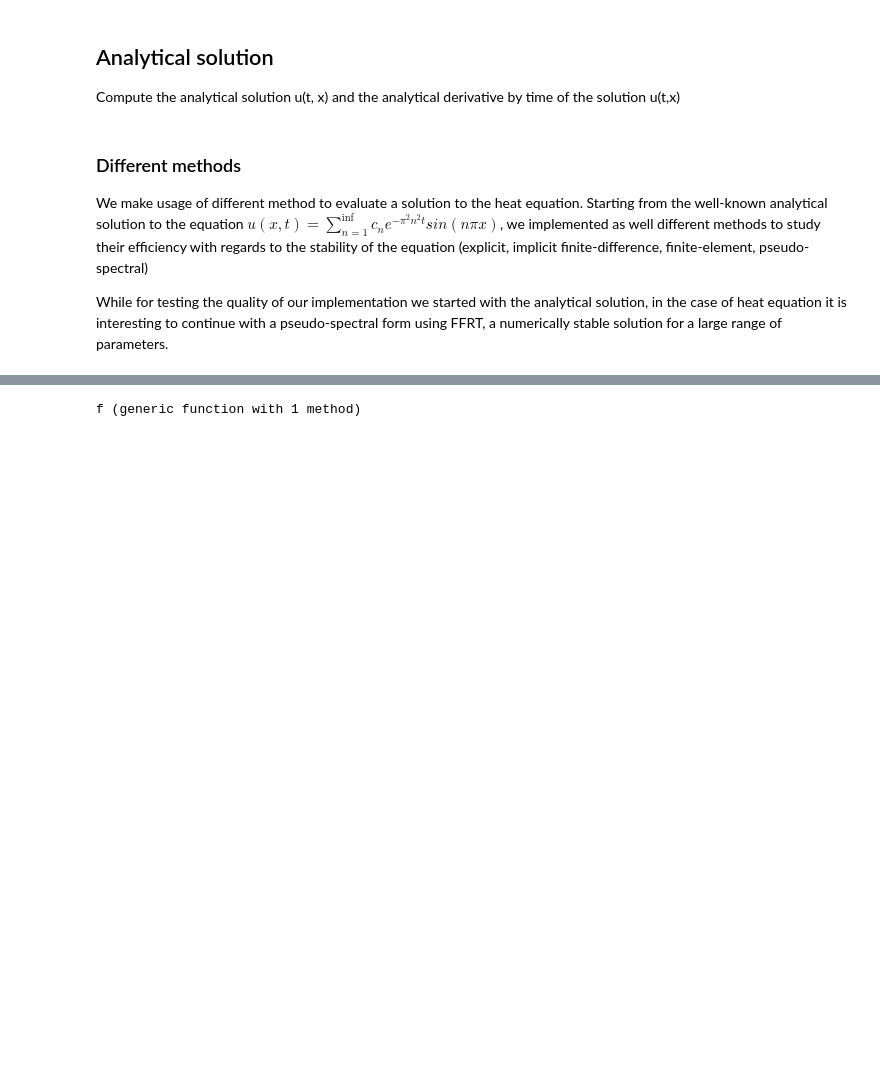
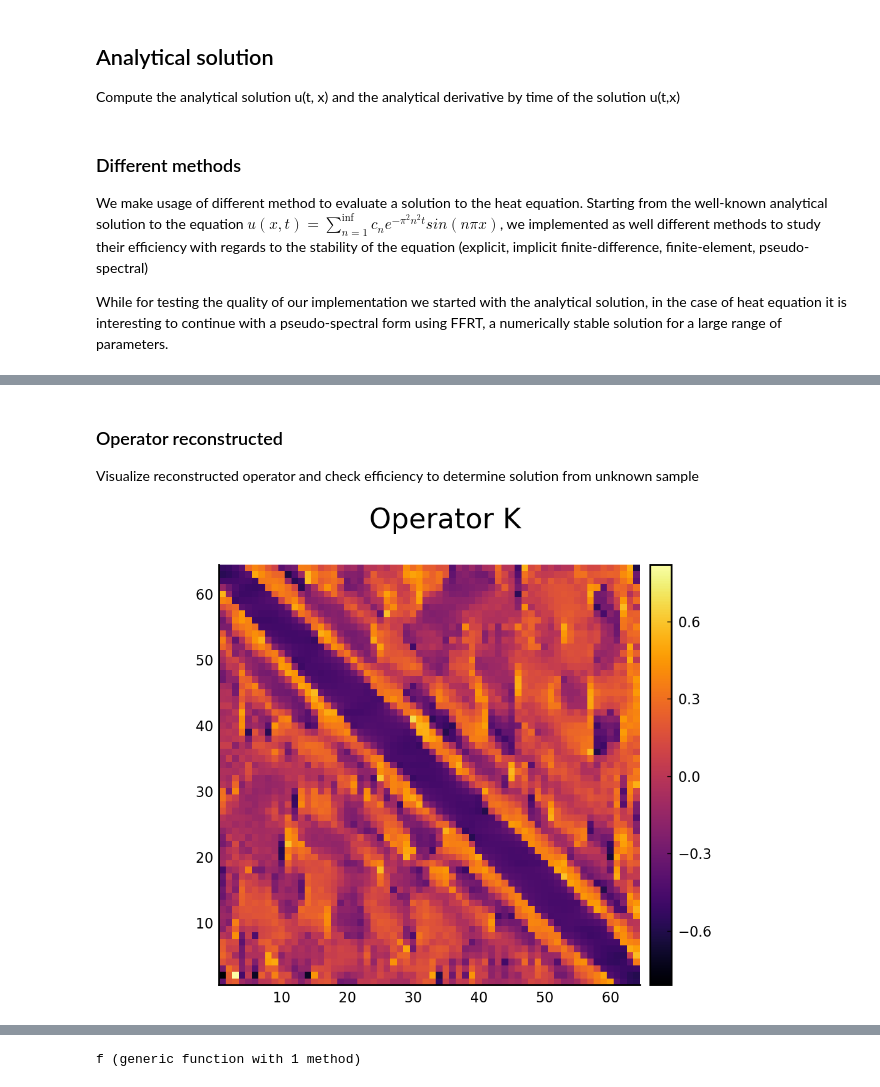
Before and after one commit to vdesgrange/closure-model, a Jupyter notebook: experiments/julia_src/neural_closure/heat_equation_neural_ode.ipynb, the cells around one changed output, grey strips where cells are left out. Saved outputs shown, nothing was run; the diff lists cells and outputs as text; code cells hidden in the pictures; blank space fills up the shorter version.

```diff
--- a/experiments/julia_src/neural_closure/heat_equation_neural_ode.ipynb
+++ b/experiments/julia_src/neural_closure/heat_equation_neural_ode.ipynb
@@ -90,4 +98,0 @@ Item1Item2Item3Item4Item5Item6Item7Item8Item9Item10Item11Item12Item13Item14Item1
-# %%
-t, init_set, true_set = ProcessingTools.process_dataset(dataset);
-print(size(init_set))
-print(size(true_set))
@@ -117,0 +126,21 @@ check_training_dataset(dataset)
+# %%
+function heat_training(net, epochs, u0, u_true, t)
+  optimizer = DiffEqFlux.ADAM(0.01, (0.9, 0.999), 1.0e-8)
+
+  tspan = (t[1], t[end])
+  neural_ode = NeuralODE(net, tspan, Tsit5(), saveat=t)
+
+  function predict_neural_ode(theta)
+    return Array(neural_ode(u0, theta))
+  end
+
+  function loss(theta)
+    u_pred = predict_neural_ode(theta)
+    noise = 1e-8 .* randn(size(u_pred))
+    l = Objectives.mseloss(u_pred + noise, u_true)
+    return l, u_pred
+  end
+
+  result = DiffEqFlux.sciml_train(loss, neural_ode.p, optimizer; cb = callback, maxiters = epochs);
+  return result
+end
@@ -117,0 +149,4 @@ check_training_dataset(dataset)
+# %%
+# t, u0, u_true = ProcessingTools.process_dataset(dataset);
+net = Models.HeatModel(x_n);
+result = heat_training(net, 100, init_set, u_true, t);
@@ -117,0 +167,9 @@ check_training_dataset(dataset)
+# %% [markdown]
+### Operator reconstructed
+
+Visualize reconstructed operator and check efficiency to determine solution from unknown sample
+# %%
+K = reshape(result, (x_n, x_n))
+GraphicTools.show_state(reverse(K; dims = 1), "Operator K")
+# %% [output]
+[figure, added]
```
Also changed, not shown: parts of 30 cells of this notebook.
